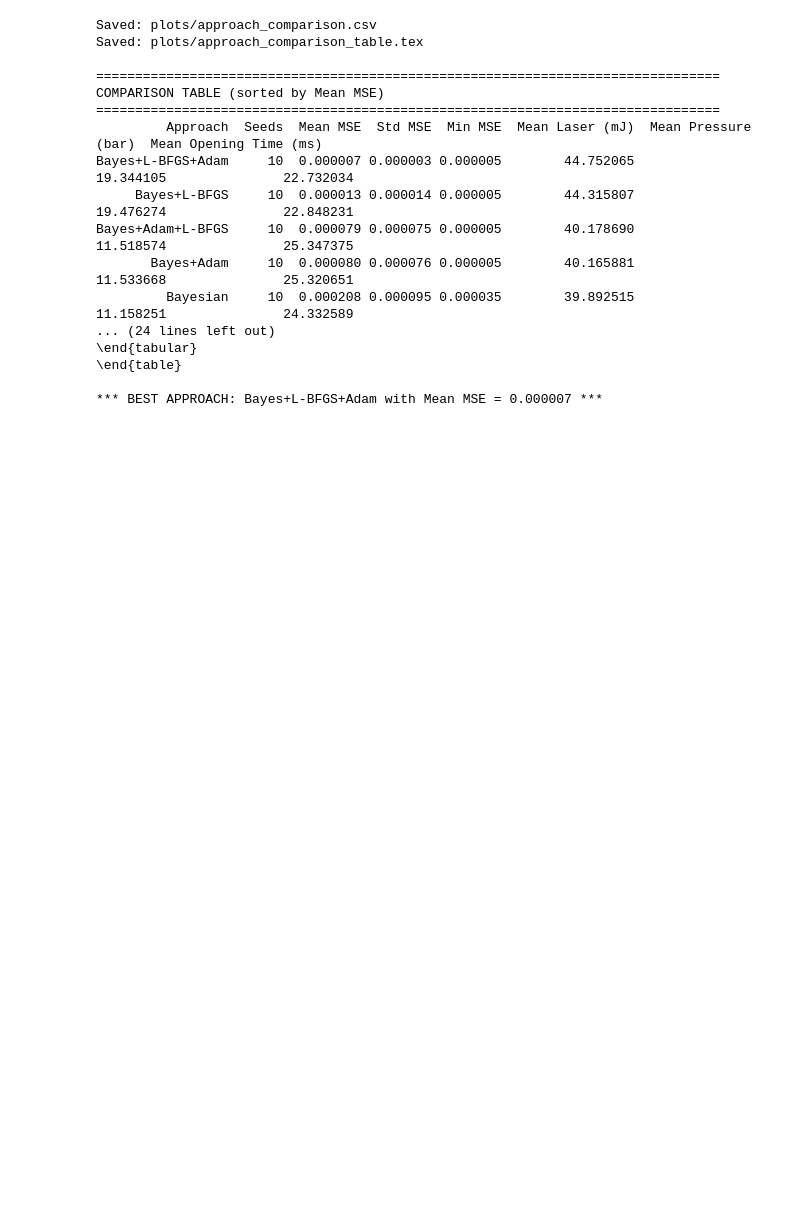
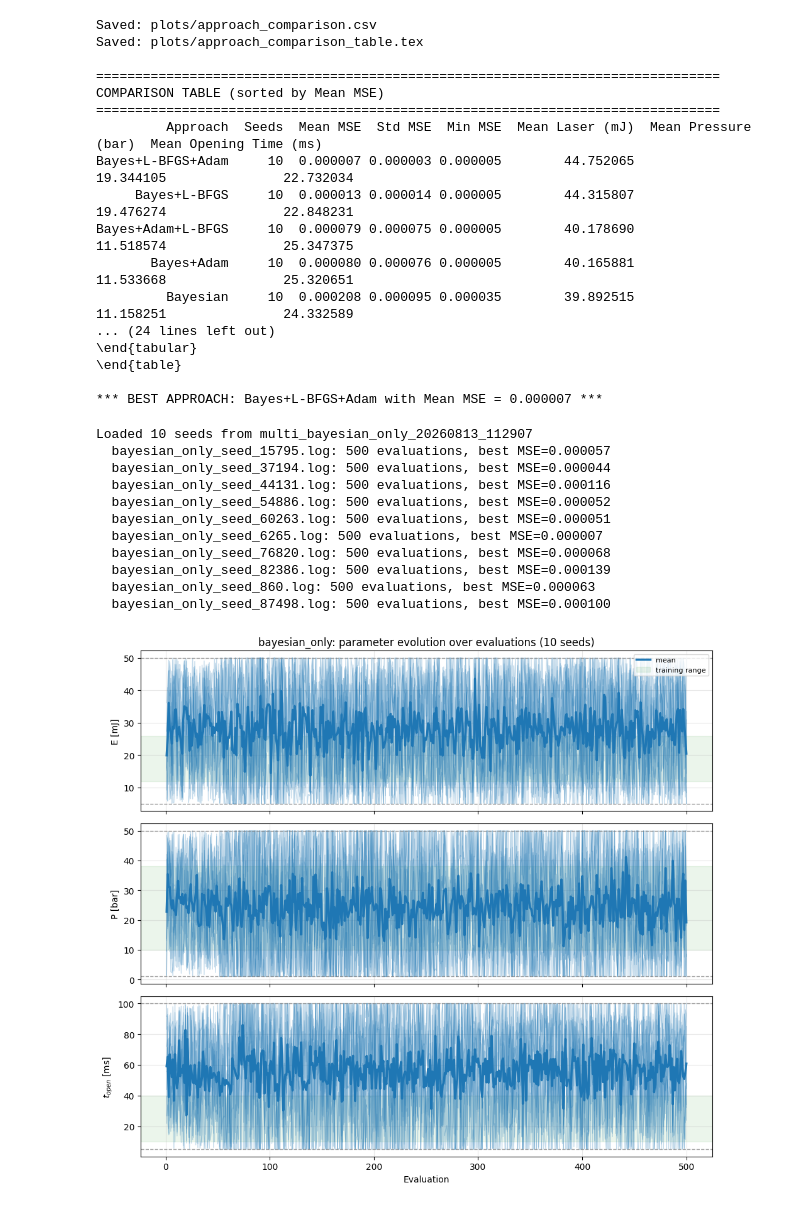
Before and after one commit to Jechmate/LWFA-diffusion-optimization, a Jupyter notebook: plots.ipynb, the cells around one changed output. Drawn from its saved outputs; the diff is of its cells as text; code cells hidden in the pictures; blank space fills up the shorter version.

```diff
--- a/plots.ipynb
+++ b/plots.ipynb
@@ -531,7 +531,7 @@ import numpy as np
 import matplotlib.pyplot as plt
 
 # ---- config -----------------------------------------------------------------
-RUN_DIR   = "multi_bayesian_only_YYYYMMDD_HHMMSS"   # <-- point at your run
+RUN_DIR   = "multi_bayesian_only_20260813_112907"   # <-- point at your run
 APPROACH  = "bayesian_only"
 COLOR     = "#1f77b4"                                # matches APPROACH_COLORS
 # Training-data ranges (params.csv) and search bounds (config) for reference
@@ -566,33 +566,46 @@ runs = {os.path.basename(fn): parse_bayesian_log(fn) for fn in log_files}
 runs = {k: v for k, v in runs.items() if v["mse"]}          # drop empties
 print(f"Loaded {len(runs)} seeds from {RUN_DIR}")
 for k, v in runs.items():
     print(f"  {k}: {len(v['mse'])} evaluations, best MSE={min(v['mse']):.6f}")
 
 # ---- plot -------------------------------------------------------------------
 params = ["laser_energy", "pressure", "acquisition_time"]
 fig, axes = plt.subplots(3, 1, figsize=(10, 9), sharex=True)
 for ax, p in zip(axes, params):
     stacked = []
     for v in runs.values():
         ev = np.arange(1, len(v[p]) + 1)
         ax.plot(ev, v[p], color=COLOR, alpha=0.25, lw=1)
         stacked.append(v[p])
     if stacked:
         L = min(len(s) for s in stacked)
         mean = np.mean([s[:L] for s in stacked], axis=0)
         ax.plot(np.arange(1, L + 1), mean, color=COLOR, lw=2.5, label="mean")
     lo, hi = TRAIN_RANGES[p]
     ax.axhspan(lo, hi, color="green", alpha=0.08, label="training range")
     for b in SEARCH_BOUNDS[p]:
         ax.axhline(b, color="grey", ls="--", lw=1, alpha=0.7)
     ax.set_ylabel(LABELS[p])
     ax.grid(True, alpha=0.3)
 axes[0].legend(loc="upper right", fontsize=8)
 axes[0].set_title(f"{APPROACH}: parameter evolution over evaluations ({len(runs)} seeds)")
 axes[-1].set_xlabel("Evaluation")
 plt.tight_layout()
 plt.savefig(os.path.join(RUN_DIR, f"{APPROACH}_param_evolution.png"), dpi=200, bbox_inches="tight")
 plt.show()
+# %% [output]
+Loaded 10 seeds from multi_bayesian_only_20260813_112907
+  bayesian_only_seed_15795.log: 500 evaluations, best MSE=0.000057
+  bayesian_only_seed_37194.log: 500 evaluations, best MSE=0.000044
+  bayesian_only_seed_44131.log: 500 evaluations, best MSE=0.000116
+  bayesian_only_seed_54886.log: 500 evaluations, best MSE=0.000052
+  bayesian_only_seed_60263.log: 500 evaluations, best MSE=0.000051
+  bayesian_only_seed_6265.log: 500 evaluations, best MSE=0.000007
+  bayesian_only_seed_76820.log: 500 evaluations, best MSE=0.000068
+  bayesian_only_seed_82386.log: 500 evaluations, best MSE=0.000139
+  bayesian_only_seed_860.log: 500 evaluations, best MSE=0.000063
+  bayesian_only_seed_87498.log: 500 evaluations, best MSE=0.000100
+[figure, added]
 # %%
 # =============================================================================
 # BAYESIAN-ONLY: convergence curves (best-so-far MSE), all seeds
```
Also changed, not shown: parts of 2 cells of this notebook, 6 other files.
